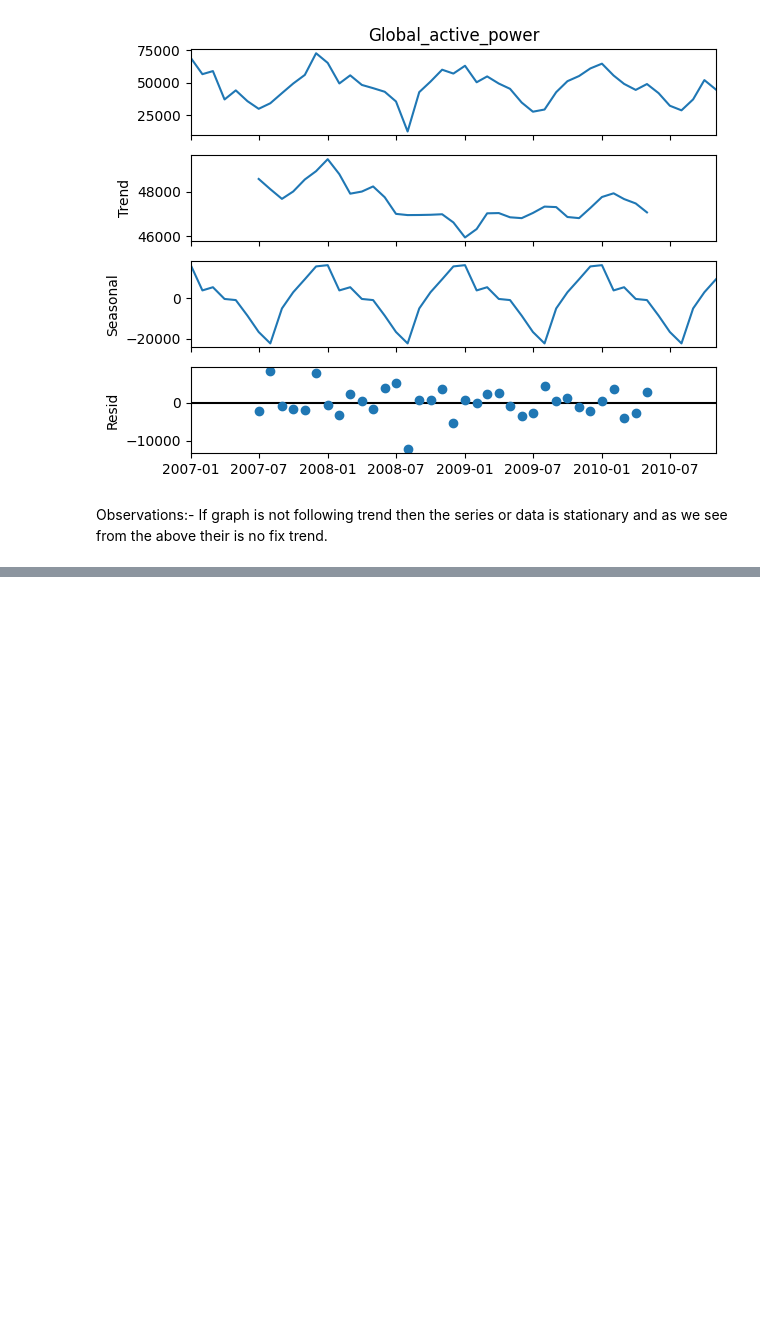
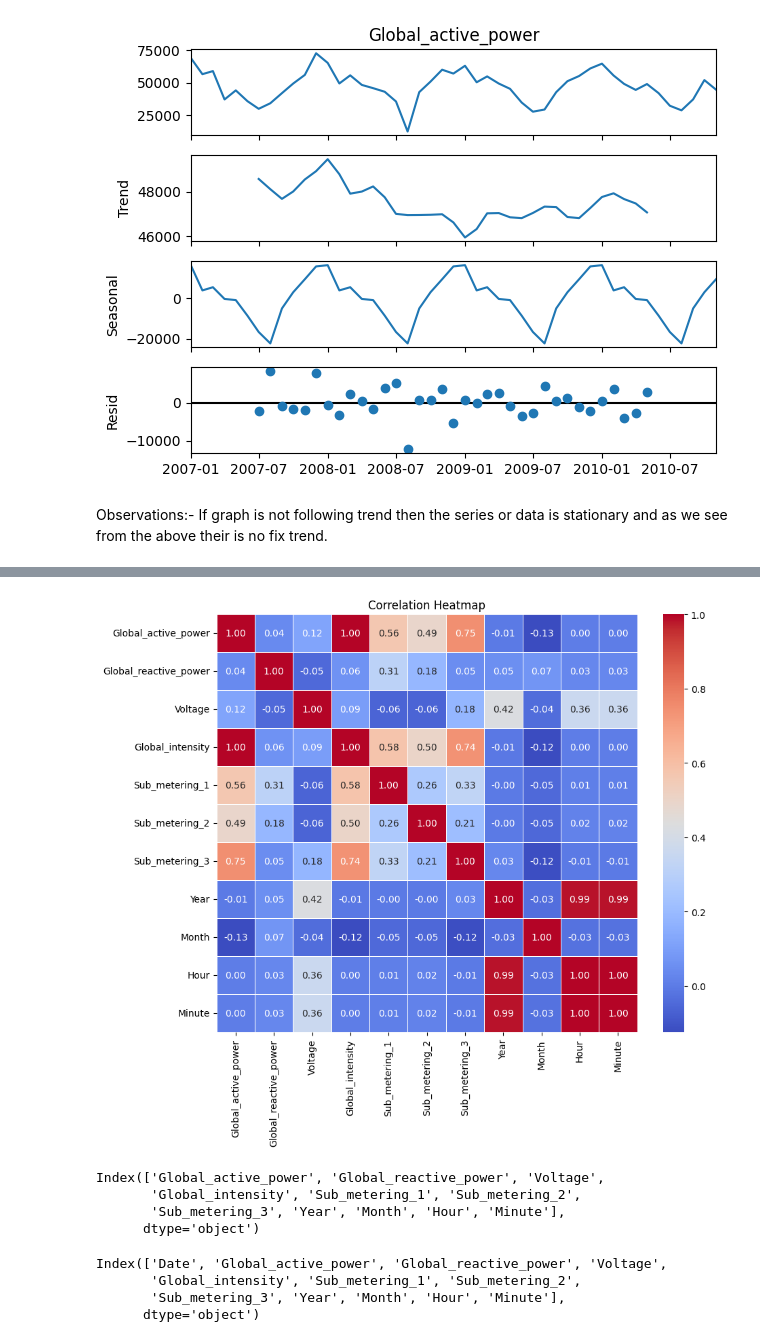
Before and after one commit to arpitsimform/Time-Series, a Jupyter notebook: test.ipynb, the cells around one changed output, grey strips where cells are left out. Cells and saved outputs as stored; diff of their text form; code cells hidden in the pictures; blank space fills up the shorter version.

```diff
--- a/test.ipynb
+++ b/test.ipynb
@@ -1248,0 +1292,4 @@ prediction.plot(legend=True, label='Prediction')
+# %%
+data_f = df_data.copy()
+data_f = data_f.drop(['Time','Day','Is_holiday','Light','power_consumption'], axis=1)
+data_f.head()
@@ -1248,0 +1304,22 @@ prediction.plot(legend=True, label='Prediction')
+# %%
+plt.figure(figsize=(10, 8))
+sns.heatmap(data_f.corr(), annot=True, cmap='coolwarm', fmt=".2f", linewidths=.5)
+plt.title('Correlation Heatmap')
+plt.show()
+# %% [output]
+[figure, added]
+# %%
+data_f.columns
+# %% [output]
+Index(['Global_active_power', 'Global_reactive_power', 'Voltage',
+       'Global_intensity', 'Sub_metering_1', 'Sub_metering_2',
+       'Sub_metering_3', 'Year', 'Month', 'Hour', 'Minute'],
+      dtype='object')
+# %%
+data_f.reset_index(inplace=True)
+data_f.columns
+# %% [output]
+Index(['Date', 'Global_active_power', 'Global_reactive_power', 'Voltage',
+       'Global_intensity', 'Sub_metering_1', 'Sub_metering_2',
+       'Sub_metering_3', 'Year', 'Month', 'Hour', 'Minute'],
+      dtype='object')
```
Also changed, not shown: parts of 49 cells of this notebook.
